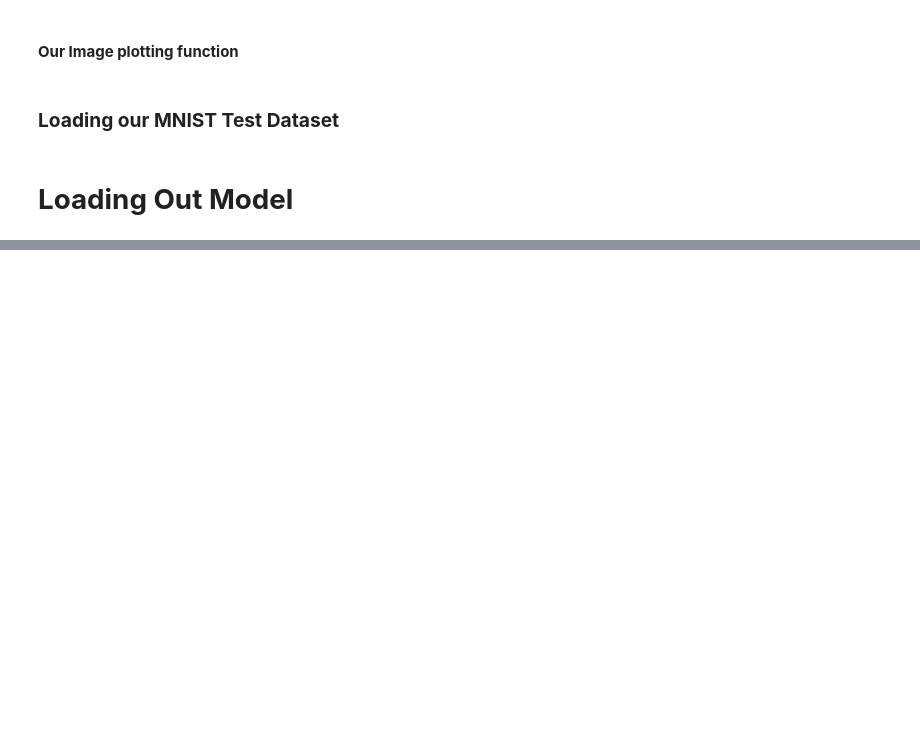
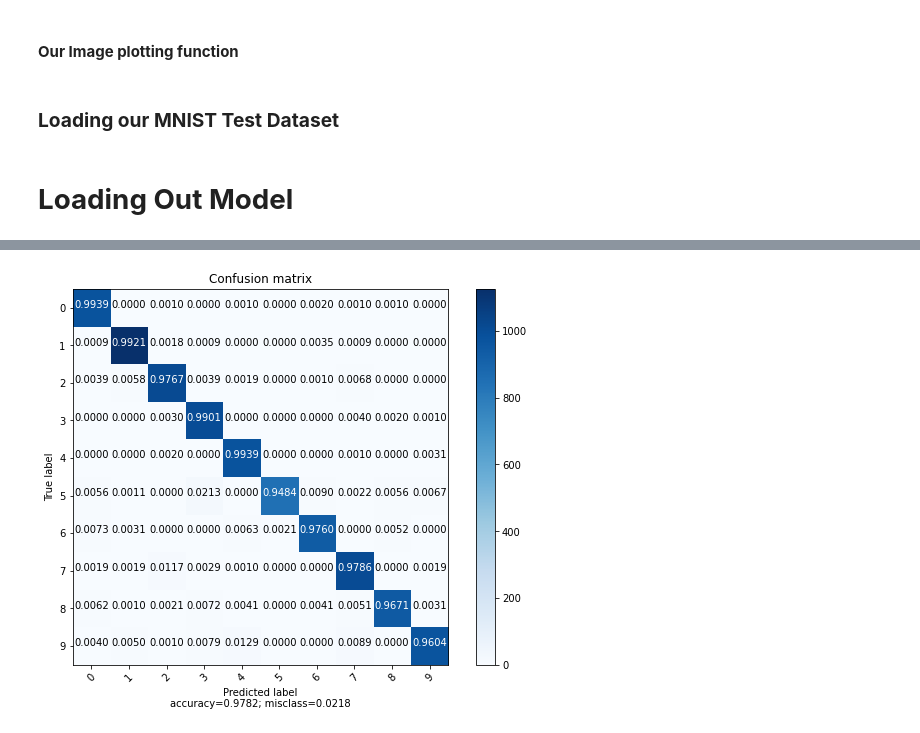
Before and after one commit to saeidKhoobdell/-PyTorch-MNIST-CNN-Classifier, a Jupyter notebook: modelPerformanceAnalysis.ipynb, the cells around one changed output, grey strips where cells are left out. Saved outputs shown, nothing was run; the diff lists cells and outputs as text; code cells hidden in the pictures; blank space fills up the shorter version.

```diff
--- a/modelPerformanceAnalysis.ipynb
+++ b/modelPerformanceAnalysis.ipynb
@@ -74,0 +148,19 @@ net.load_state_dict(torch.load('mnist_cnn_net.pth'))
+# %%
+from sklearn.metrics import confusion_matrix
+
+
+pred_list = torch.zeros(0, dtype=torch.long, device='cpu')
+label_list = torch.zeros(0, dtype=torch.long, device='cpu')
+
+with torch.no_grad():
+    for i, (inputs, classes) in enumerate(testloader):
+        inputs = inputs.to(device)
+        classes = classes.to(device)
+        outputs = net(inputs)
+        _, preds = torch.max(outputs, 1)
+
+        pred_list = torch.cat([pred_list, preds.view(-1).cpu()])
+        label_list = torch.cat([label_list, classes.view(-1).cpu()])
+
+conf_mat = confusion_matrix(label_list.numpy(), pred_list.numpy())
+print(conf_mat)
@@ -74,0 +259,5 @@ net.load_state_dict(torch.load('mnist_cnn_net.pth'))
+# %%
+target_names = list(range(0,10))
+plot_confusion_matrix(conf_mat, target_names)
+# %% [output]
+[figure, added]
```
Also changed, not shown: parts of 8 cells of this notebook.
